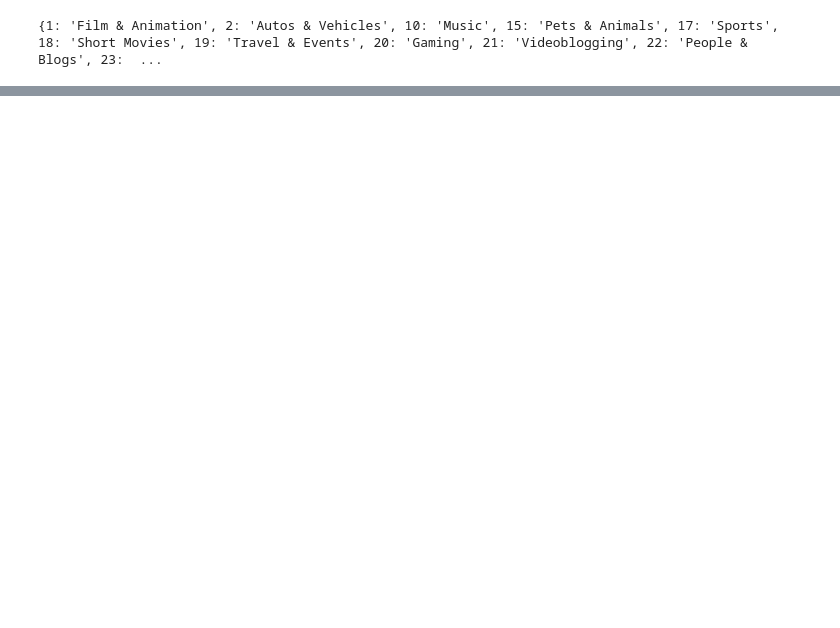
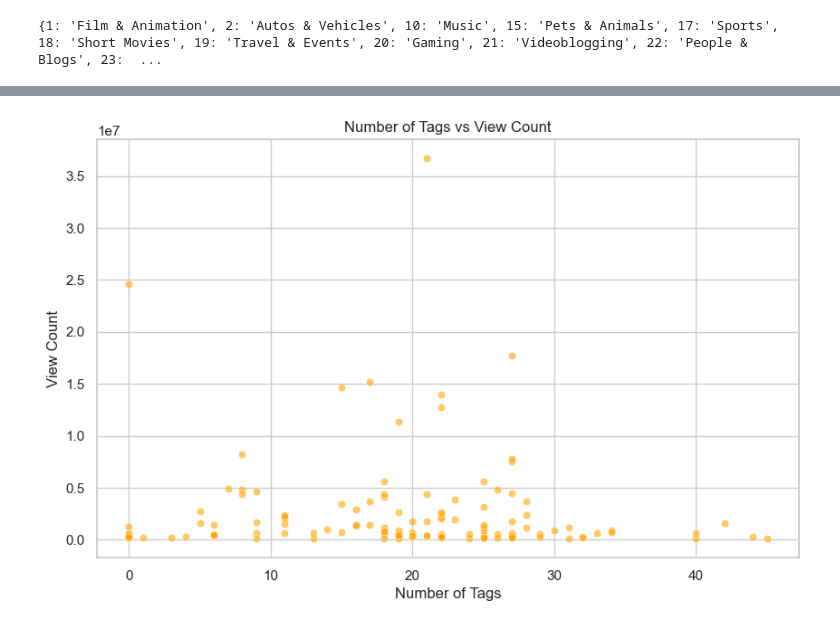
Before and after one commit to ambika1us/Youtube_Data_Collection, a Jupyter notebook: Youtube_Data_Collection.ipynb, the cells around one changed output, grey strips where cells are left out. Saved outputs shown, nothing was run; the diff lists cells and outputs as text; code cells hidden in the pictures; blank space fills up the shorter version.

```diff
--- a/Youtube_Data_Collection.ipynb
+++ b/Youtube_Data_Collection.ipynb
@@ -285,0 +290,11 @@ plt.show()
+# %%
+# Now, let’s analyze the content and duration of the videos.
+# But first, we need to convert the duration from ISO 8601 format to seconds:
+
+import isodate
+
+# convert ISO 8601 duration to seconds
+trending_videos['duration_seconds'] = trending_videos['duration'].apply(lambda x: isodate.parse_duration(x).total_seconds())
+
+trending_videos['duration_range'] = pd.cut(trending_videos['duration_seconds'], bins=[0, 300, 600, 1200, 3600, 7200],
+                                           labels=['0-5 min', '5-10 min', '10-20 min', '20-60 min', '60-120 min'])
@@ -285,0 +340,15 @@ plt.show()
+# %%
+# Now, let’s analyze the relationship between views and number of tags used in the video:
+
+# calculate the number of tags for each video
+trending_videos['tag_count'] = trending_videos['tags'].apply(len)
+
+# scatter plot for number of tags vs view count
+plt.figure(figsize=(10, 6))
+sns.scatterplot(x='tag_count', y='view_count', data=trending_videos, alpha=0.6, color='orange')
+plt.title('Number of Tags vs View Count')
+plt.xlabel('Number of Tags')
+plt.ylabel('View Count')
+plt.show()
+# %% [output]
+[figure, added]
```
Also changed, not shown: parts of 10 cells of this notebook.
